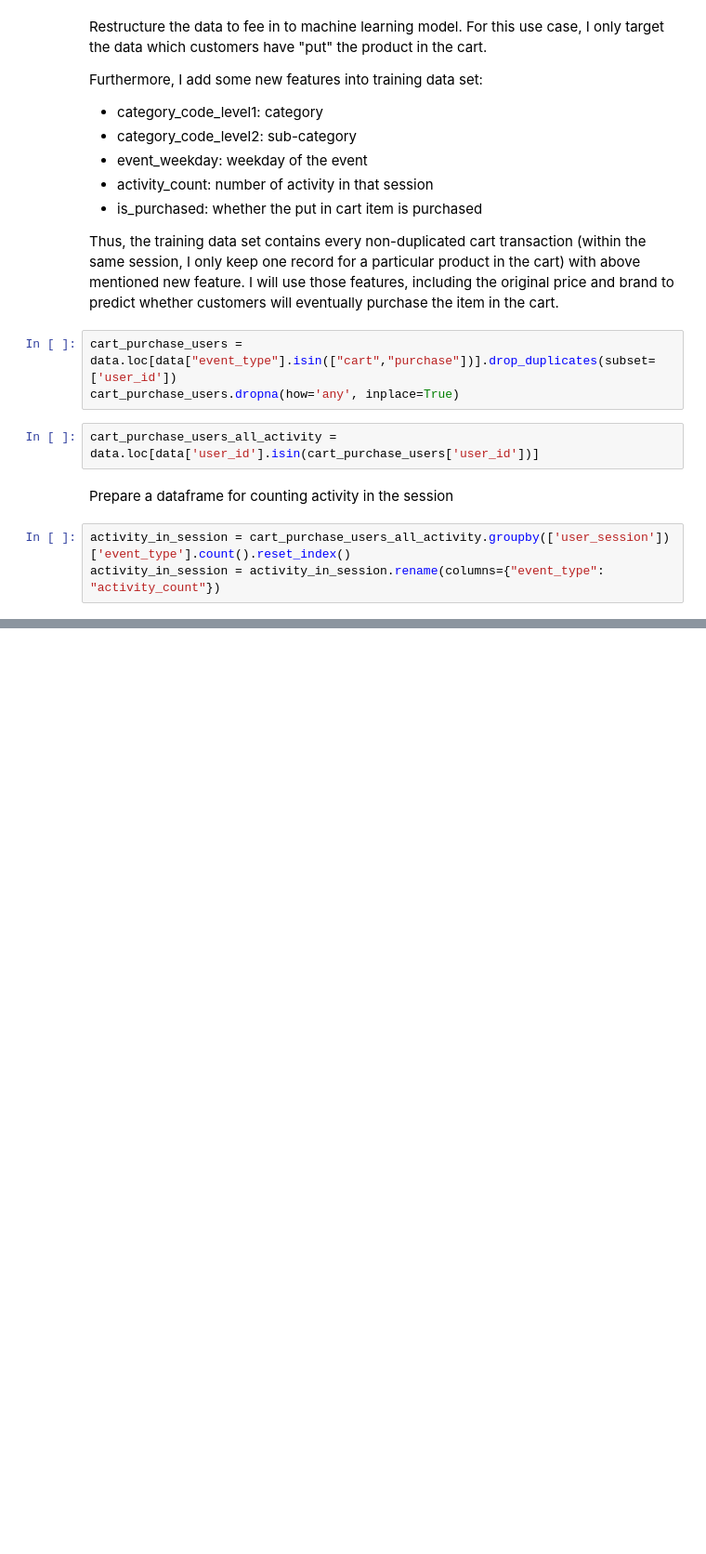
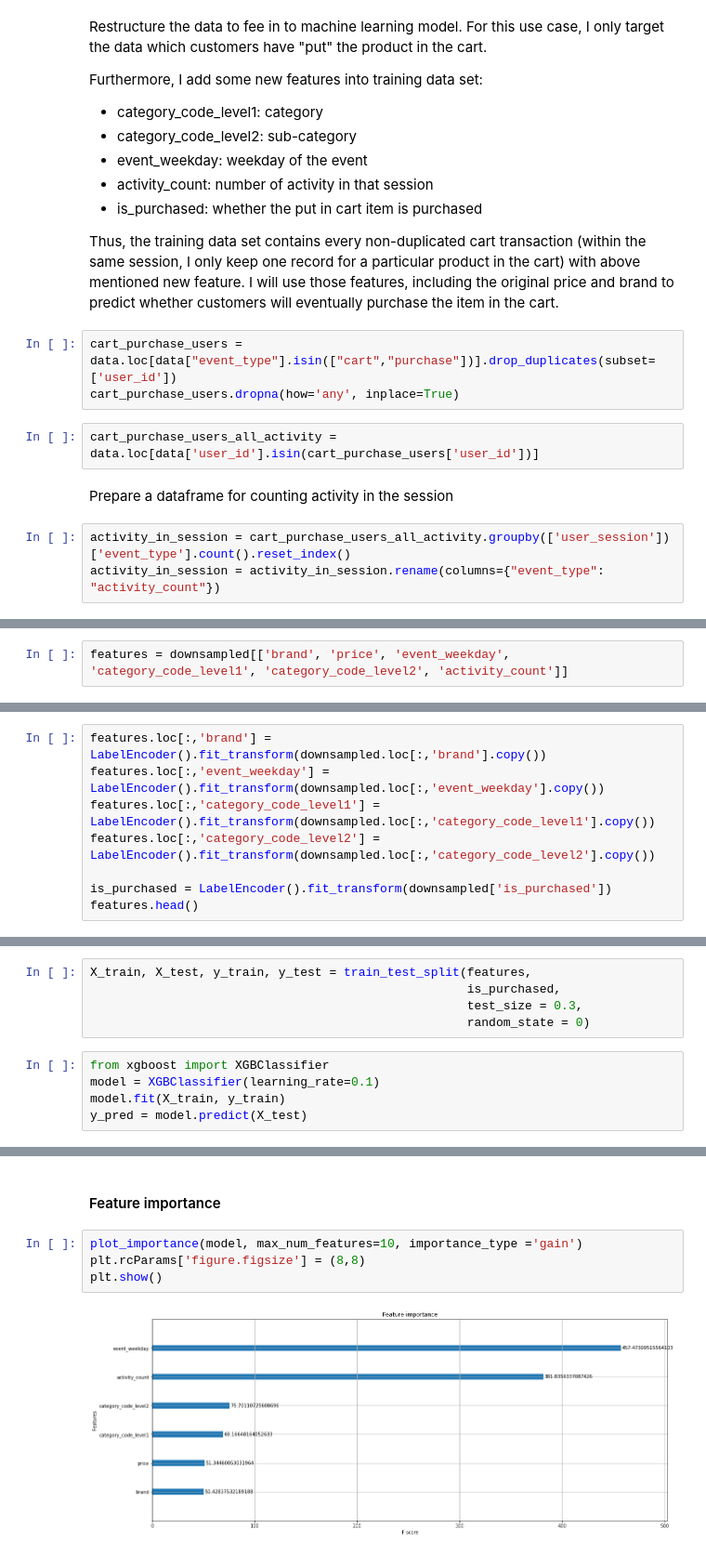
Before and after one commit to andypwyu/eCommerce-behavior, a Jupyter notebook: eCommerce behavior data from multi category store.ipynb, the cells around one changed output, grey strips where cells are left out. Shown: that part at 93% size. Cells and saved outputs as stored; diff of their text form; blank space fills up the shorter version.

Commit message:
feat: add Predict Purchase Model

```diff
--- a/eCommerce behavior data from multi category store.ipynb
+++ b/eCommerce behavior data from multi category store.ipynb
@@ -246,0 +308,2 @@ df_targets.head()
+# %%
+features = downsampled[['brand', 'price', 'event_weekday', 'category_code_level1', 'category_code_level2', 'activity_count']]
@@ -246,0 +312,8 @@ df_targets.head()
+# %%
+features.loc[:,'brand'] = LabelEncoder().fit_transform(downsampled.loc[:,'brand'].copy())
+features.loc[:,'event_weekday'] = LabelEncoder().fit_transform(downsampled.loc[:,'event_weekday'].copy())
+features.loc[:,'category_code_level1'] = LabelEncoder().fit_transform(downsampled.loc[:,'category_code_level1'].copy())
+features.loc[:,'category_code_level2'] = LabelEncoder().fit_transform(downsampled.loc[:,'category_code_level2'].copy())
+
+is_purchased = LabelEncoder().fit_transform(downsampled['is_purchased'])
+features.head()
@@ -246,0 +331,10 @@ df_targets.head()
+# %%
+X_train, X_test, y_train, y_test = train_test_split(features,
+                                                    is_purchased,
+                                                    test_size = 0.3,
+                                                    random_state = 0)
+# %%
+from xgboost import XGBClassifier
+model = XGBClassifier(learning_rate=0.1)
+model.fit(X_train, y_train)
+y_pred = model.predict(X_test)
@@ -246,0 +351,8 @@ df_targets.head()
+# %% [markdown]
+#### Feature importance
+# %%
+plot_importance(model, max_num_features=10, importance_type ='gain')
+plt.rcParams['figure.figsize'] = (8,8)
+plt.show()
+# %% [output]
+[figure, added]
```
Also changed, not shown: parts of 17 cells of this notebook.
